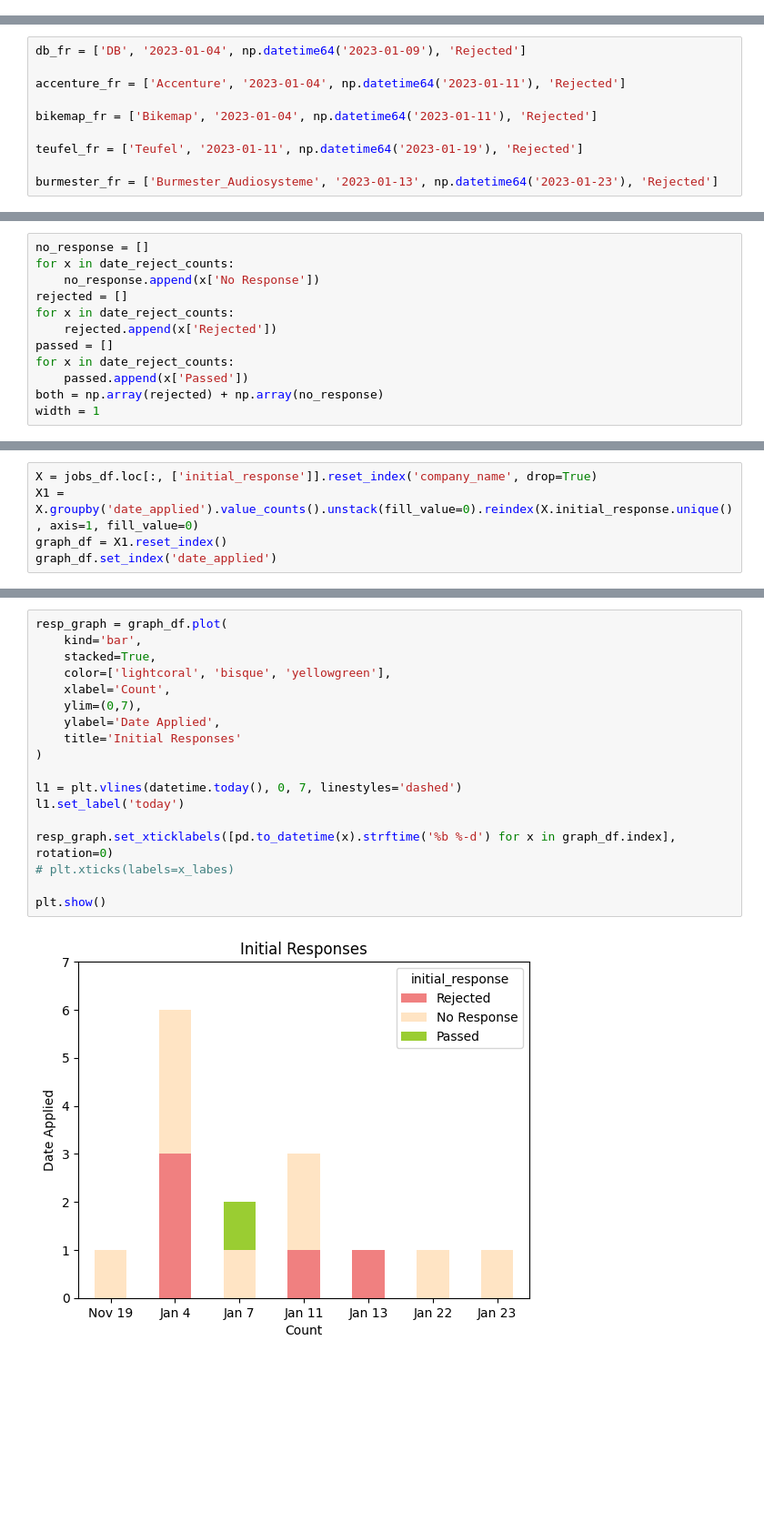
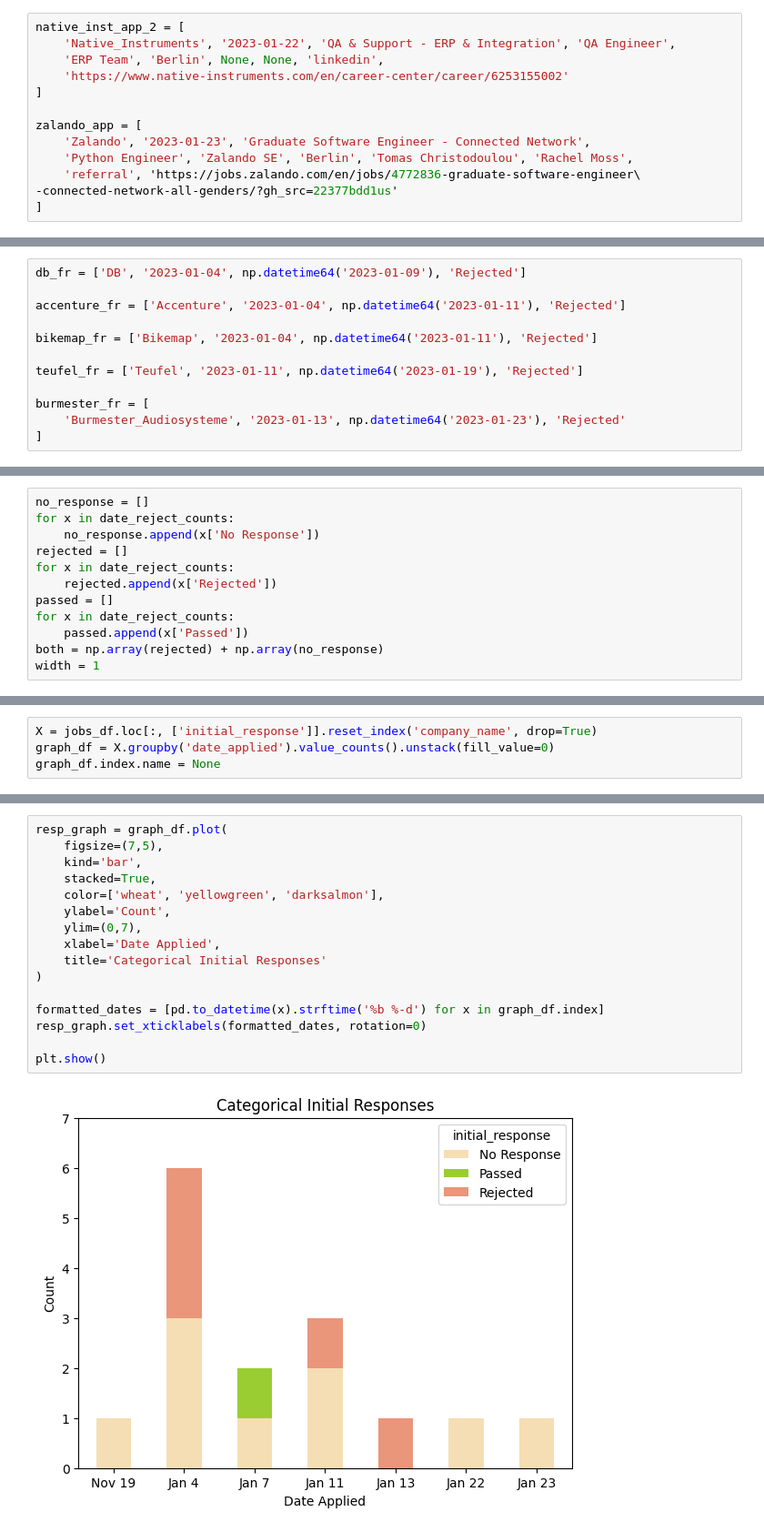
Before and after one commit to emilycardwell/my-jobs, a Jupyter notebook: jobs.ipynb, the cells around one changed output, grey strips where cells are left out. Shown at 91% size. Drawn from its saved outputs; the diff is of its cells as text; blank space fills up the shorter version.

```diff
--- a/jobs.ipynb
+++ b/jobs.ipynb
@@ -125,3 +113,16 @@ zalando_app = [
+# %%
+native_inst_app_2 = [
+    'Native_Instruments', '2023-01-22', 'QA & Support - ERP & Integration', 'QA Engineer',
+    'ERP Team', 'Berlin', None, None, 'linkedin',
+    'https://www.native-instruments.com/en/career-center/career/6253155002'
+]
+
+zalando_app = [
+    'Zalando', '2023-01-23', 'Graduate Software Engineer - Connected Network',
+    'Python Engineer', 'Zalando SE', 'Berlin', 'Tomas Christodoulou', 'Rachel Moss',
+    'referral', 'https://jobs.zalando.com/en/jobs/4772836-graduate-software-engineer\
+-connected-network-all-genders/?gh_src=22377bdd1us'
+]
 # %% [markdown]
 ### Build DataFrame
 # %%
@@ -164,7 +160,9 @@ bikemap_fr = ['Bikemap', '2023-01-04', np.datetime64('2023-01-11'), 'Rejected']
 
 teufel_fr = ['Teufel', '2023-01-11', np.datetime64('2023-01-19'), 'Rejected']
 
-burmester_fr = ['Burmester_Audiosysteme', '2023-01-13', np.datetime64('2023-01-23'), 'Rejected']
+burmester_fr = [
+    'Burmester_Audiosysteme', '2023-01-13', np.datetime64('2023-01-23'), 'Rejected'
+]
 # %%
 rejections = [db_fr, accenture_fr, bikemap_fr, teufel_fr, burmester_fr]
 # %% [markdown]
@@ -299,5 +310,4 @@ plt.show()
 # %%
 X = jobs_df.loc[:, ['initial_response']].reset_index('company_name', drop=True)
-X1 = X.groupby('date_applied').value_counts().unstack(fill_value=0).reindex(X.initial_response.unique(), axis=1, fill_value=0)
-graph_df = X1.reset_index()
-graph_df.set_index('date_applied')
+graph_df = X.groupby('date_applied').value_counts().unstack(fill_value=0)
+graph_df.index.name = None
@@ -314,20 +314,18 @@ graph_df.set_index('date_applied')
 # %%
 resp_graph = graph_df.plot(
+    figsize=(7,5),
     kind='bar',
     stacked=True,
-    color=['lightcoral', 'bisque', 'yellowgreen'],
-    xlabel='Count',
+    color=['wheat', 'yellowgreen', 'darksalmon'],
+    ylabel='Count',
     ylim=(0,7),
-    ylabel='Date Applied',
-    title='Initial Responses'
+    xlabel='Date Applied',
+    title='Categorical Initial Responses'
 )
 
-l1 = plt.vlines(datetime.today(), 0, 7, linestyles='dashed')
-l1.set_label('today')
-
-resp_graph.set_xticklabels([pd.to_datetime(x).strftime('%b %-d') for x in graph_df.index], rotation=0)
-# plt.xticks(labels=x_labes)
+formatted_dates = [pd.to_datetime(x).strftime('%b %-d') for x in graph_df.index]
+resp_graph.set_xticklabels(formatted_dates, rotation=0)
 
 plt.show()
 # %% [output]
-[figure, old version]
+[figure, new version]
```
Also changed, not shown: parts of 5 cells of this notebook.
